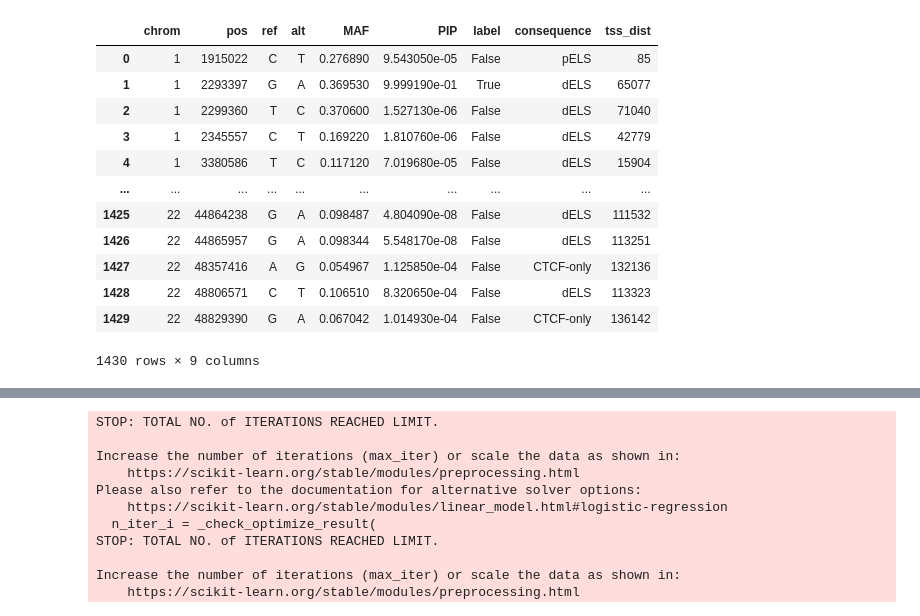
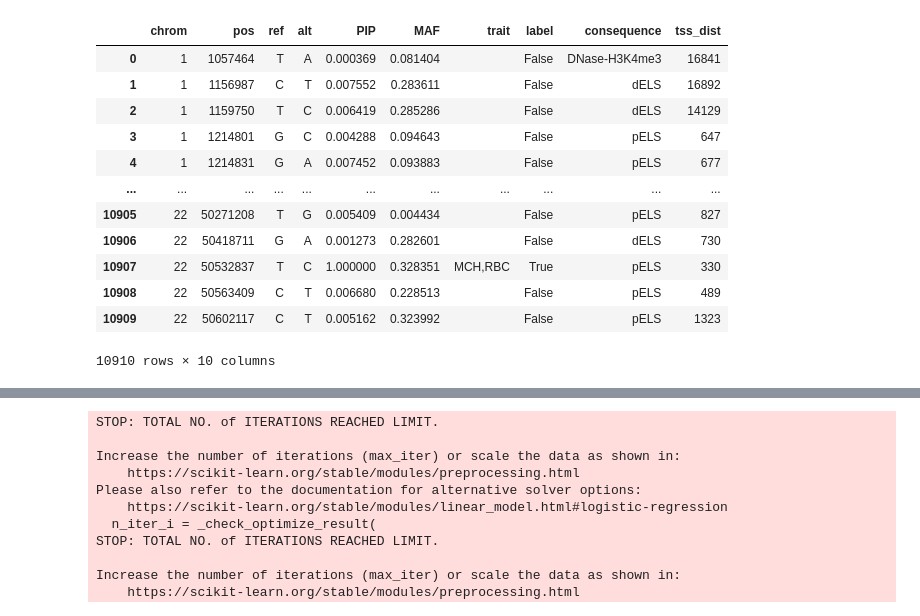
Before and after one commit to minjaf/TraitGym, a Jupyter notebook: workflow/notebooks/feature_selection.ipynb, the cells around one changed output, grey strips where cells are left out. Saved outputs shown, nothing was run; the diff lists cells and outputs as text; code cells hidden in the pictures.

```diff
--- a/workflow/notebooks/feature_selection.ipynb
+++ b/workflow/notebooks/feature_selection.ipynb
@@ -25,24 +25,25 @@ import yaml
 from sklearn.svm import LinearSVC
 from sklearn.feature_selection import SelectFromModel
 # %%
-dataset = "Height"
+#dataset = "Height"
 #dataset = "IBD"
+dataset = "merged"
 V = pd.read_parquet(f"../../results/dataset/gwas_gokcen_{dataset}_cre_matched_9/test.parquet")
 V
 # %% [output]
-|  | chrom | pos | ref | alt | MAF | PIP | label | consequence | tss_dist |
-| 0 | 1 | 1915022 | C | T | 0.276890 | 9.543050e-05 | False | pELS | 85 |
-| 1 | 1 | 2293397 | G | A | 0.369530 | 9.999190e-01 | True | dELS | 65077 |
-| 2 | 1 | 2299360 | T | C | 0.370600 | 1.527130e-06 | False | dELS | 71040 |
-| 3 | 1 | 2345557 | C | T | 0.169220 | 1.810760e-06 | False | dELS | 42779 |
-| 4 | 1 | 3380586 | T | C | 0.117120 | 7.019680e-05 | False | dELS | 15904 |
-| ... | ... | ... | ... | ... | ... | ... | ... | ... | ... |
-| 1425 | 22 | 44864238 | G | A | 0.098487 | 4.804090e-08 | False | dELS | 111532 |
-| 1426 | 22 | 44865957 | G | A | 0.098344 | 5.548170e-08 | False | dELS | 113251 |
-| 1427 | 22 | 48357416 | A | G | 0.054967 | 1.125850e-04 | False | CTCF-only | 132136 |
-| 1428 | 22 | 48806571 | C | T | 0.106510 | 8.320650e-04 | False | dELS | 113323 |
-| 1429 | 22 | 48829390 | G | A | 0.067042 | 1.014930e-04 | False | CTCF-only | 136142 |
+|  | chrom | pos | ref | alt | PIP | MAF | trait | label | consequence | tss_dist |
+| 0 | 1 | 1057464 | T | A | 0.000369 | 0.081404 |  | False | DNase-H3K4me3 | 16841 |
+| 1 | 1 | 1156987 | C | T | 0.007552 | 0.283611 |  | False | dELS | 16892 |
+| 2 | 1 | 1159750 | T | C | 0.006419 | 0.285286 |  | False | dELS | 14129 |
+| 3 | 1 | 1214801 | G | C | 0.004288 | 0.094643 |  | False | pELS | 647 |
+| 4 | 1 | 1214831 | G | A | 0.007452 | 0.093883 |  | False | pELS | 677 |
+| ... | ... | ... | ... | ... | ... | ... | ... | ... | ... | ... |
+| 10905 | 22 | 50271208 | T | G | 0.005409 | 0.004434 |  | False | pELS | 827 |
+| 10906 | 22 | 50418711 | G | A | 0.001273 | 0.282601 |  | False | dELS | 730 |
+| 10907 | 22 | 50532837 | T | C | 1.000000 | 0.328351 | MCH,RBC | True | pELS | 330 |
+| 10908 | 22 | 50563409 | C | T | 0.006680 | 0.228513 |  | False | pELS | 489 |
+| 10909 | 22 | 50602117 | C | T | 0.005162 | 0.323992 |  | False | pELS | 1323 |
-1430 rows × 9 columns
+10910 rows × 10 columns
 # %%
 features_paths = [
     "GPN-MSA_InnerProducts",
```
Also changed, not shown: parts of 5 cells of this notebook, 1 other file.
